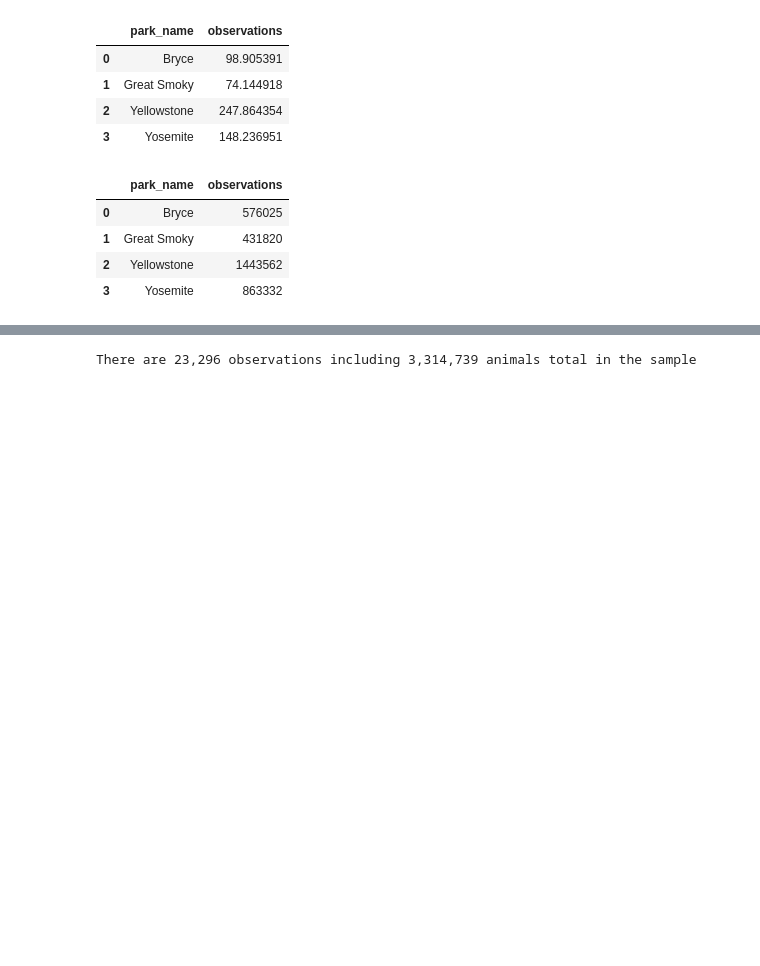
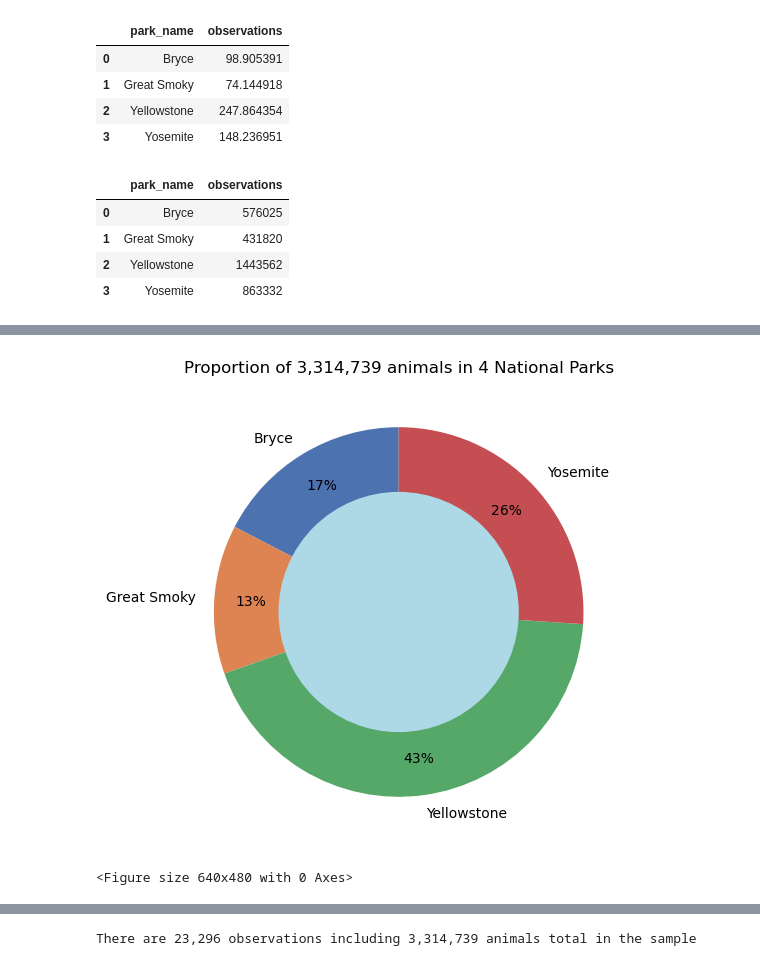
Before and after one commit to LiZoMark841619/Biodiversity_Project, a Jupyter notebook: biodiversity_starter/biodiversity.ipynb, the cells around one changed output, grey strips where cells are left out. Cells and saved outputs as stored; diff of their text form; code cells hidden in the pictures; blank space fills up the shorter version.

```diff
--- a/biodiversity_starter/biodiversity.ipynb
+++ b/biodiversity_starter/biodiversity.ipynb
@@ -72,3 +81,16 @@ total_animal
+# %%
+plt.figure(figsize=[12, 6])
+sns.set_palette('deep')
+plt.pie(total_animal['observations'], autopct='%d%%', startangle=90, labels=total_animal.park_name, pctdistance=0.8)
+plt.title(f'Proportion of {total_animal.observations.sum():,} animals in {len(total_animal.park_name)} National Parks')
+hole = plt.Circle((0, 0), 0.65, facecolor='lightblue')
+plt.gcf().gca().add_artist(hole)
+plt.savefig('donut_chart_animals.png')
+plt.show()
+plt.clf()
+# %% [output]
+[figure, added]
+<Figure size 640x480 with 0 Axes>
 # %%
 plt.figure(figsize=[12,6])
 plt.subplot(1,2,1)
```
Also changed, not shown: parts of 8 cells of this notebook, 3 other files.
